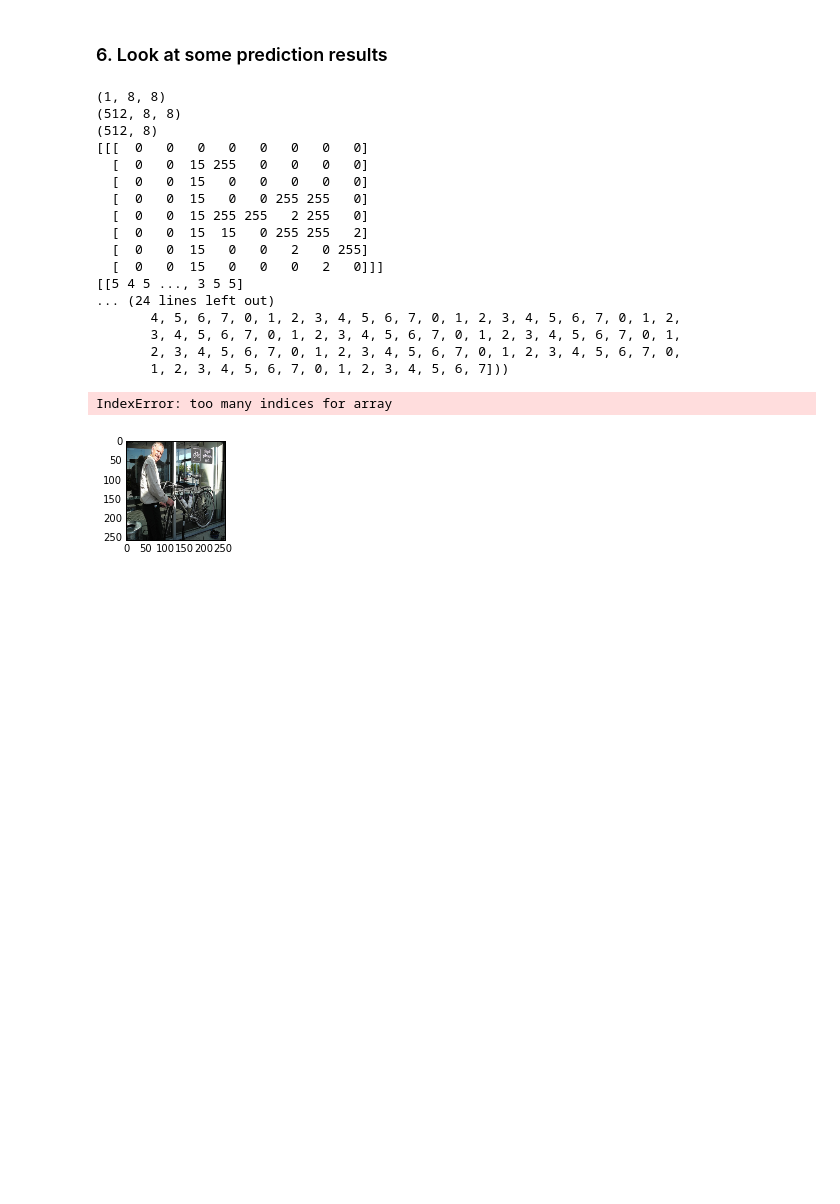
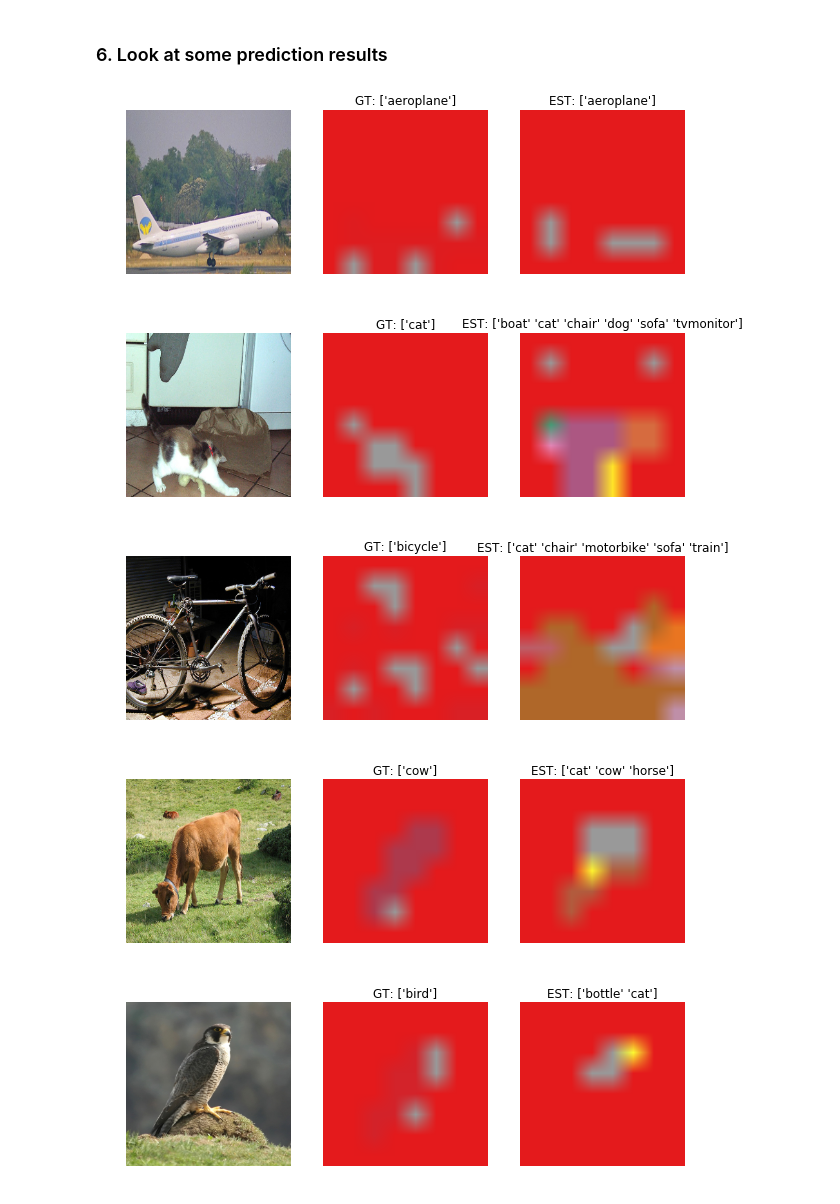
Before and after one commit to lzd0825/instance_segmentation, a Jupyter notebook: pascal-segmentation-with-datalayer.ipynb, the cells around one changed output. Drawn from its saved outputs; the diff is of its cells as text; code cells hidden in the pictures; blank space fills up the shorter version.

```diff
--- a/pascal-segmentation-with-datalayer.ipynb
+++ b/pascal-segmentation-with-datalayer.ipynb
@@ -22,7 +22,7 @@ import matplotlib.pyplot as plt
 from copy import copy
 
 % matplotlib inline
-plt.rcParams['figure.figsize'] = (6, 6)
+plt.rcParams['figure.figsize'] = (10, 10)
 
 caffe_root = '/home/yi/code/tools/caffe/'  # this file is expected to be in {caffe_root}/examples
 sys.path.append(caffe_root + 'python')
@@ -34,6 +34,8 @@ from caffe import layers as L, params as P # Shortcuts to define the net prototx
 # sys.path.append("pycaffe") # the tools file is in this folder
 
 import tools #this contains some tools that we need
+
+from voc_color_map import labelcolormap
 # %% [markdown]
 * Fourth, set data directories and initialize caffe
 # %%
@@ -145,17 +147,16 @@ PascalSegmentationDataLayerSync initialized for split: val, with bs: 128, im_sha
 * Let's check the data we have loaded.
 # %%
 transformer = tools.SimpleTransformer() # This is simply to add back the bias, re-shuffle the color channels to RGB, and so on...
-image_index = 0 # First image in the batch.
+image_index = 5 # First image in the batch.
 plt.subplot(1,2,1)
 plt.imshow(transformer.deprocess(copy(solver.net.blobs['data'].data[image_index, ...])))
+plt.axis('off')
+plt.subplot(1,2,2)
 gt_seg = solver.net.blobs['label'].data[image_index, ...].astype(np.int)
 gtlist = np.unique(gt_seg)
 index = np.where(np.logical_and(gtlist != 0, gtlist != 255))
-# plt.title('GT: {}'.format(classes[np.where(gtlist)]))
-plt.title('GT: {}'.format(classes[np.subtract(gtlist[index], 1)]))
+gtlist = gtlist[index] - 1
+plt.title('GT: {}'.format(classes[gtlist]))
+plt.imshow(gt_seg.squeeze(), cmap=labelcolormap(256))
 plt.axis('off')
-#plt.figure()
-#plt.subplot(1,2,2)
-#plt.imshow(gt_seg.squeeze(), cmap='Set1')
-#plt.axis('off')
 # %% [output]
@@ -217,48 +236,30 @@ KeyboardInterrupt:
 # %%
 test_net = solver.test_nets[0]
 for image_index in range(5):
-    # plt.figure()
+    plt.figure()
     plt.subplot(1,3,1)
     plt.imshow(transformer.deprocess(copy(test_net.blobs['data'].data[image_index, ...])))
     gt_seg = test_net.blobs['label'].data[image_index, ...].astype(np.int)
-    print gt_seg.shape
     gtlist = np.unique(gt_seg)
-    gt_index = np.where(np.logical_and(gtlist != 0, gtlist != 255))
+    index = np.where(np.logical_and(gtlist != 0, gtlist != 255))
+    gtlist = gtlist[index] - 1
     est_score = test_net.blobs['score'].data[image_index, ...]
-    print est_score.shape
-    est_seg = np.argmax(test_net.blobs['score'].data[image_index, ...], axis=1)
-    print est_seg.shape
-    print gt_seg
-    print est_seg
+    est_seg = np.argmax(test_net.blobs['score'].data[image_index, ...], axis=0)
     estlist = np.unique(est_seg)
-    est_index = np.where(est_seg != 0)
-    print gt_index
-    print est_index
-    plt.title('GT: {} \n EST: {}'.format(classes[gtlist[gt_index]], classes[estlist[est_index]]))
+    index = np.where(estlist != 0)
+    estlist = estlist[index] - 1
     plt.axis('off')
     plt.subplot(1,3,2)
-    plt.imshow(est_seg.squeeze(), cmap='Set1')
+    plt.imshow(gt_seg.squeeze(), cmap='Set1')
+    plt.title('GT: {}'.format(classes[gtlist]))
     plt.axis('off')
     plt.subplot(1,3,3)
-    plt.imshow(gt_seg.squeeze(), cmap='Set1')
+    plt.imshow(est_seg.squeeze(), cmap='Set1')
+    plt.title('EST: {}'.format(classes[estlist]))
     plt.axis('off')
 # %% [output]
-(1, 8, 8)
-(512, 8, 8)
-(512, 8)
-[[[  0   0   0   0   0   0   0   0]
-  [  0   0  15 255   0   0   0   0]
-  [  0   0  15   0   0   0   0   0]
-  [  0   0  15   0   0 255 255   0]
-  [  0   0  15 255 255   2 255   0]
-  [  0   0  15  15   0 255 255   2]
-  [  0   0  15   0   0   2   0 255]
-  [  0   0  15   0   0   0   2   0]]]
-[[5 4 5 ..., 3 5 5]
-... (24 lines left out)
-       4, 5, 6, 7, 0, 1, 2, 3, 4, 5, 6, 7, 0, 1, 2, 3, 4, 5, 6, 7, 0, 1, 2,
-       3, 4, 5, 6, 7, 0, 1, 2, 3, 4, 5, 6, 7, 0, 1, 2, 3, 4, 5, 6, 7, 0, 1,
-       2, 3, 4, 5, 6, 7, 0, 1, 2, 3, 4, 5, 6, 7, 0, 1, 2, 3, 4, 5, 6, 7, 0,
-       1, 2, 3, 4, 5, 6, 7, 0, 1, 2, 3, 4, 5, 6, 7]))
-IndexError: too many indices for array
-[figure, old version]
+[figure, new version]
+[figure, added]
+[figure, added]
+[figure, added]
+[figure, added]
```
Also changed, not shown: parts of 4 cells of this notebook, 1 other file.
